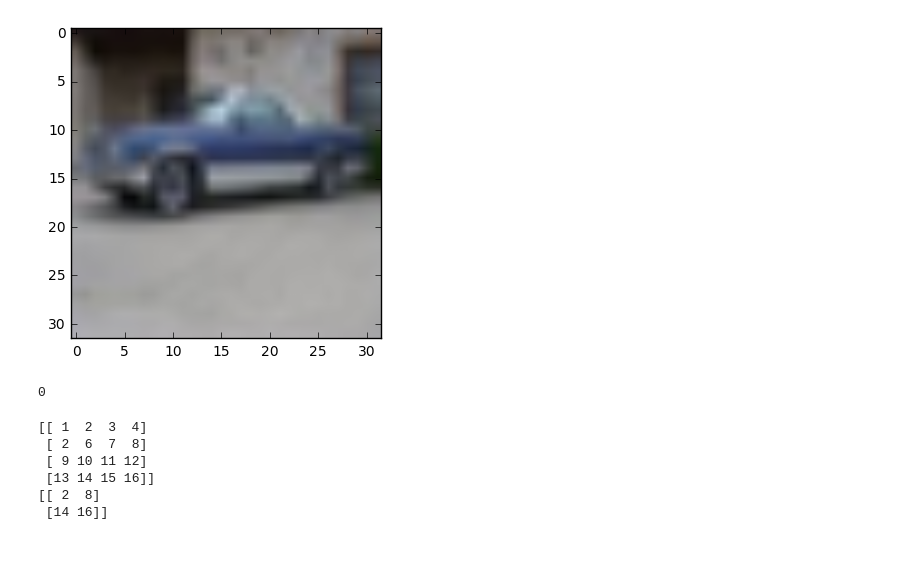
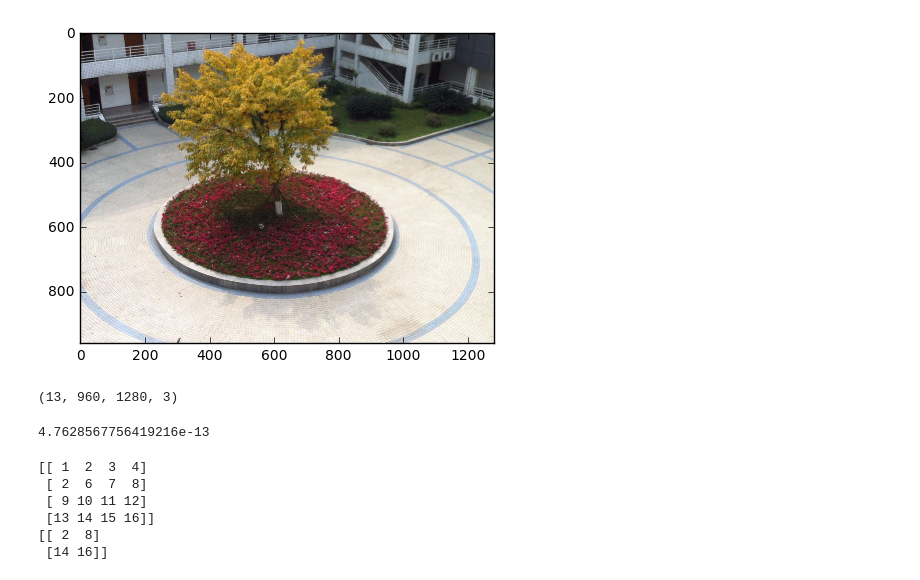
Before and after one commit to zhidou/task, a Jupyter notebook: Untitled.ipynb, the cells around one changed output. Cells and saved outputs as stored; diff of their text form; code cells hidden in the pictures; blank space fills up the shorter version.

```diff
--- a/Untitled.ipynb
+++ b/Untitled.ipynb
@@ -21,5 +9,10 @@ data = np.reshape(data, (-1, 32, 32, 3), order='C')
 # %%
+data = np.load('data.npy')
 plt.imshow(data[0])
 plt.show()
 # %% [output]
-[figure, old version]
+[figure, new version]
+# %%
+data.shape
+# %% [output]
+(13, 960, 1280, 3)
@@ -92,11 +112,11 @@ def pcapool(x, mark, padding, ksize=2, stride=2):
 # test the gcn function
 test_data = data[0,:,:,:]
 mean = np.mean(test_data)
-test_gcn = (test_data - mean) / max(10**(-8), np.sqrt(np.sum(np.square(test_data - mean))/(32 * 32 * 3)))
+test_gcn = (test_data - mean) / max(10**(-8), np.sqrt(np.sum(np.square(test_data - mean))/(hight * width * color_channel)))
 test_gcn1 = gcn(data[0:2])
-np.count_nonzero(test_gcn - test_gcn1[0,:,:,:])
+np.max(test_gcn - test_gcn1[0,:,:,:])
 # %% [output]
-0
+4.7628567756419216e-13
 # %%
 # test votepool
 tt = np.array([range(1, 33)])
```
Also changed, not shown: parts of 19 cells of this notebook, 1 other file.
